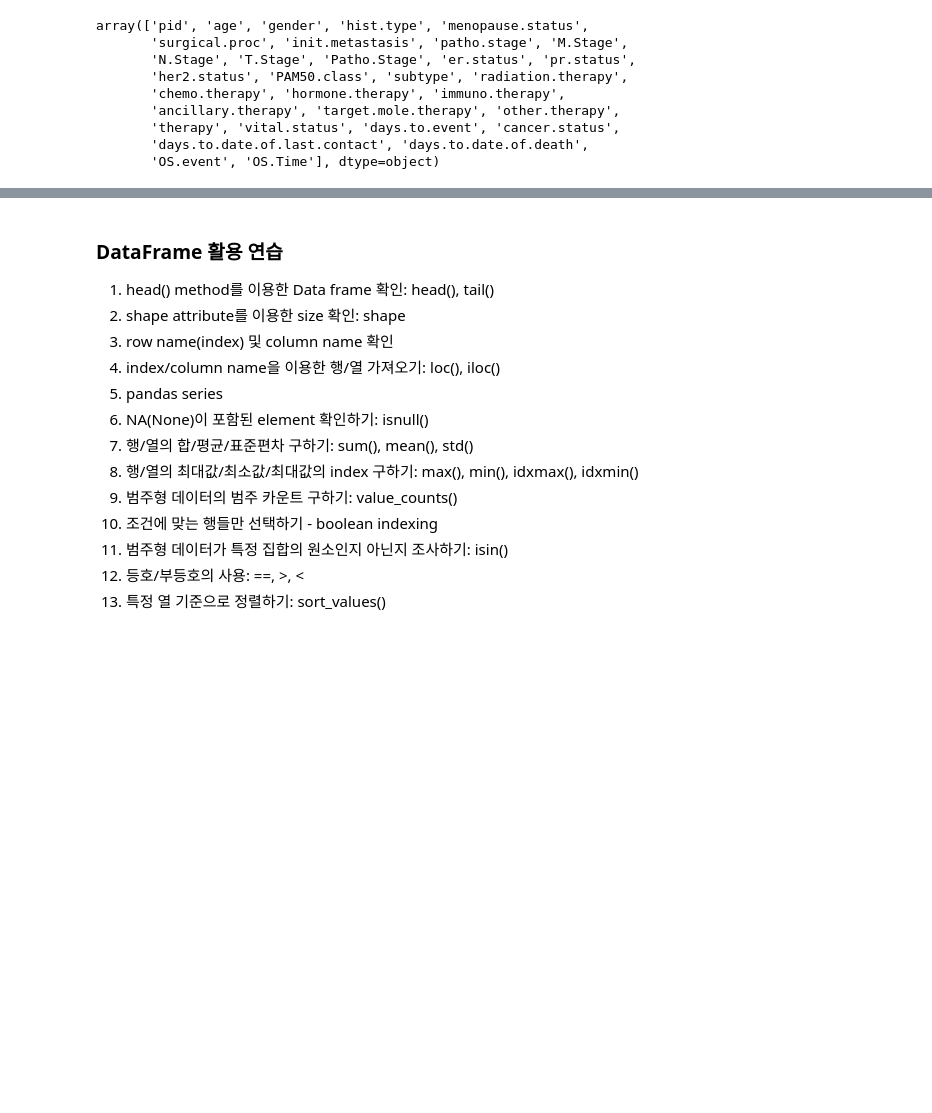
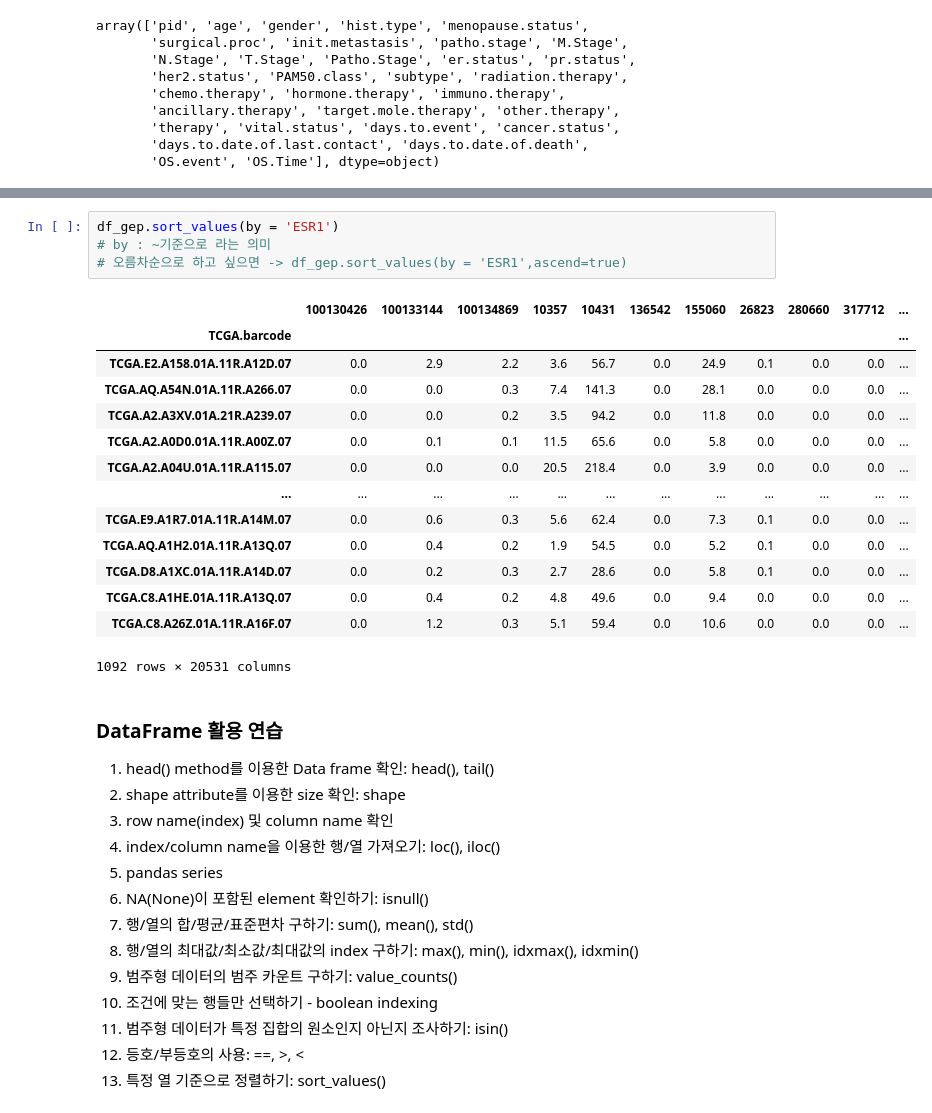
Before and after one commit to hyunhee1123/health-checkup-analysis, a Jupyter notebook: Notebooks/bio_bigdata_workshop_1A_python_pandas_visualization_practice.ipynb, the cells around one changed output, grey strips where cells are left out. Cells and saved outputs as stored; diff of their text form; blank space fills up the shorter version.

```diff
--- a/Notebooks/bio_bigdata_workshop_1A_python_pandas_visualization_practice.ipynb
+++ b/Notebooks/bio_bigdata_workshop_1A_python_pandas_visualization_practice.ipynb
@@ -337,3 +447,22 @@ df_gep.sum(axis = 1)
+# %%
+df_gep.sort_values(by = 'ESR1')
+# by : ~기준으로 라는 의미
+# 오름차순으로 하고 싶으면 -> df_gep.sort_values(by = 'ESR1',ascend=true)
+# %% [output]
+|  | 100130426 | 100133144 | 100134869 | 10357 | 10431 | 136542 | 155060 | 26823 | 280660 | 317712 | ... |
+| TCGA.barcode |  |  |  |  |  |  |  |  |  |  | ... |
+| TCGA.E2.A158.01A.11R.A12D.07 | 0.0 | 2.9 | 2.2 | 3.6 | 56.7 | 0.0 | 24.9 | 0.1 | 0.0 | 0.0 | ... |
+| TCGA.AQ.A54N.01A.11R.A266.07 | 0.0 | 0.0 | 0.3 | 7.4 | 141.3 | 0.0 | 28.1 | 0.0 | 0.0 | 0.0 | ... |
+| TCGA.A2.A3XV.01A.21R.A239.07 | 0.0 | 0.0 | 0.2 | 3.5 | 94.2 | 0.0 | 11.8 | 0.0 | 0.0 | 0.0 | ... |
+| TCGA.A2.A0D0.01A.11R.A00Z.07 | 0.0 | 0.1 | 0.1 | 11.5 | 65.6 | 0.0 | 5.8 | 0.0 | 0.0 | 0.0 | ... |
+| TCGA.A2.A04U.01A.11R.A115.07 | 0.0 | 0.0 | 0.0 | 20.5 | 218.4 | 0.0 | 3.9 | 0.0 | 0.0 | 0.0 | ... |
+| ... | ... | ... | ... | ... | ... | ... | ... | ... | ... | ... | ... |
+| TCGA.E9.A1R7.01A.11R.A14M.07 | 0.0 | 0.6 | 0.3 | 5.6 | 62.4 | 0.0 | 7.3 | 0.1 | 0.0 | 0.0 | ... |
+| TCGA.AQ.A1H2.01A.11R.A13Q.07 | 0.0 | 0.4 | 0.2 | 1.9 | 54.5 | 0.0 | 5.2 | 0.1 | 0.0 | 0.0 | ... |
+| TCGA.D8.A1XC.01A.11R.A14D.07 | 0.0 | 0.2 | 0.3 | 2.7 | 28.6 | 0.0 | 5.8 | 0.1 | 0.0 | 0.0 | ... |
+| TCGA.C8.A1HE.01A.11R.A13Q.07 | 0.0 | 0.4 | 0.2 | 4.8 | 49.6 | 0.0 | 9.4 | 0.0 | 0.0 | 0.0 | ... |
+| TCGA.C8.A26Z.01A.11R.A16F.07 | 0.0 | 1.2 | 0.3 | 5.1 | 59.4 | 0.0 | 10.6 | 0.0 | 0.0 | 0.0 | ... |
+1092 rows × 20531 columns
 # %% [markdown]
 ### DataFrame 활용 연습
 1. head() method를 이용한 Data frame 확인: head(), tail()
```
Also changed, not shown: parts of 13 cells of this notebook.
